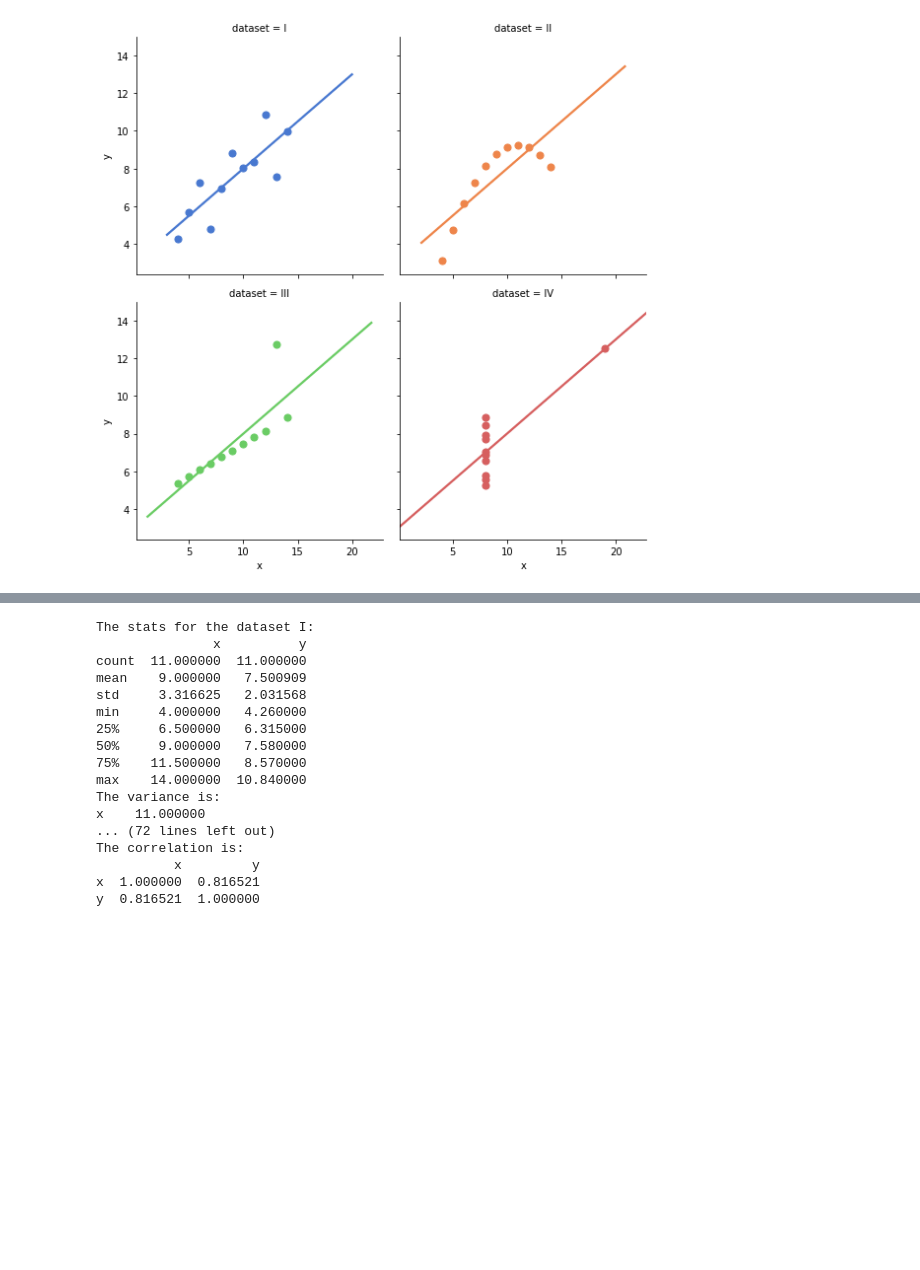
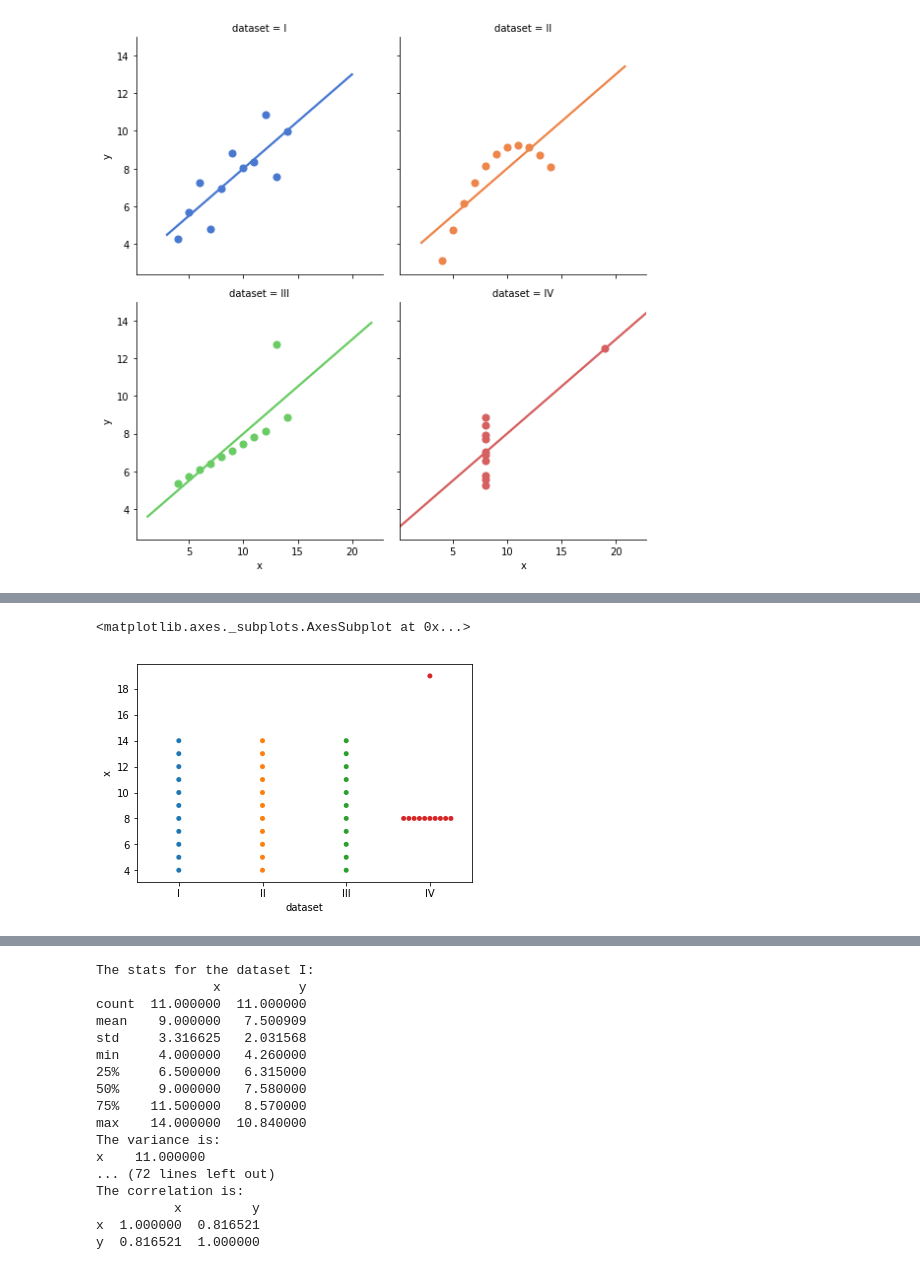
Before and after one commit to Sarahkel/Fundamentals_of_Data_Analysis, a Jupyter notebook: Anscombe-Quartett Assignment.ipynb, the cells around one changed output, grey strips where cells are left out. Saved outputs shown, nothing was run; the diff lists cells and outputs as text; code cells hidden in the pictures; blank space fills up the shorter version.

```diff
--- a/Anscombe-Quartett Assignment.ipynb
+++ b/Anscombe-Quartett Assignment.ipynb
@@ -57,0 +65,6 @@ sb.lmplot(x="x", y="y", col="dataset", hue="dataset", data=df,
+# %%
+# comparing the two columns
+sb.swarmplot(x='dataset', y='x', data=df)
+# %% [output]
+<matplotlib.axes._subplots.AxesSubplot at 0x...>
+[figure, added]
```
Also changed, not shown: parts of 4 cells of this notebook.
